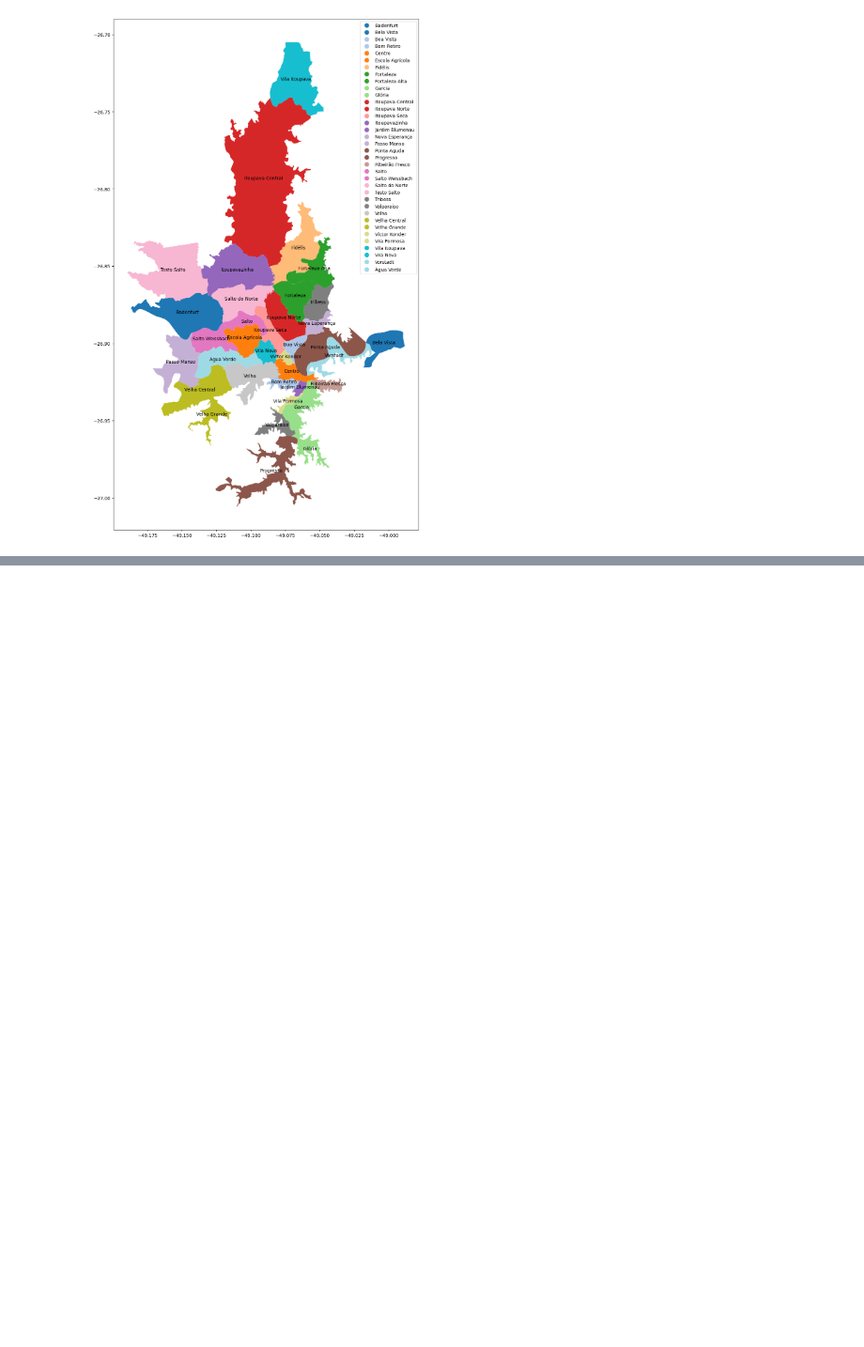
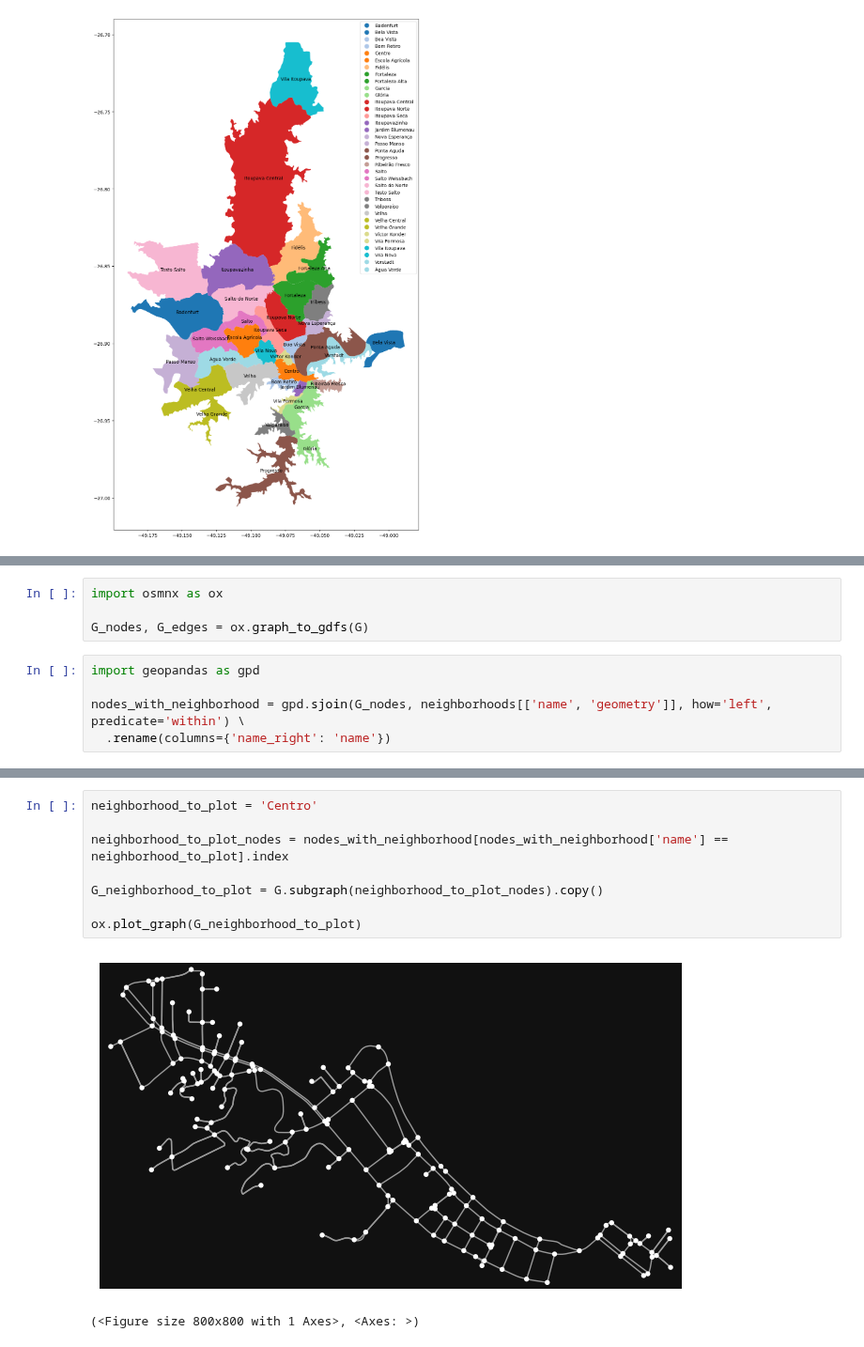
Before and after one commit to lemuel-manske/city-block, a Jupyter notebook: city.ipynb, the cells around one changed output, grey strips where cells are left out. Shown at 94% size. Saved outputs shown, nothing was run; the diff lists cells and outputs as text; blank space fills up the shorter version.

Commit message:
downtown subgraph

```diff
--- a/city.ipynb
+++ b/city.ipynb
@@ -120,0 +141,9 @@ neighborhoods.apply(lambda p: plt.annotate(text=p['name'], xy=p.geometry.centroi
+# %%
+import osmnx as ox
+
+G_nodes, G_edges = ox.graph_to_gdfs(G)
+# %%
+import geopandas as gpd
+
+nodes_with_neighborhood = gpd.sjoin(G_nodes, neighborhoods[['name', 'geometry']], how='left', predicate='within') \
+  .rename(columns={'name_right': 'name'})
@@ -120,0 +164,11 @@ neighborhoods.apply(lambda p: plt.annotate(text=p['name'], xy=p.geometry.centroi
+# %%
+neighborhood_to_plot = 'Centro'
+
+neighborhood_to_plot_nodes = nodes_with_neighborhood[nodes_with_neighborhood['name'] == neighborhood_to_plot].index
+
+G_neighborhood_to_plot = G.subgraph(neighborhood_to_plot_nodes).copy()
+
+ox.plot_graph(G_neighborhood_to_plot)
+# %% [output]
+[figure, added]
+(<Figure size 800x800 with 1 Axes>, <Axes: >)
```
Also changed, not shown: parts of 3 cells of this notebook.
